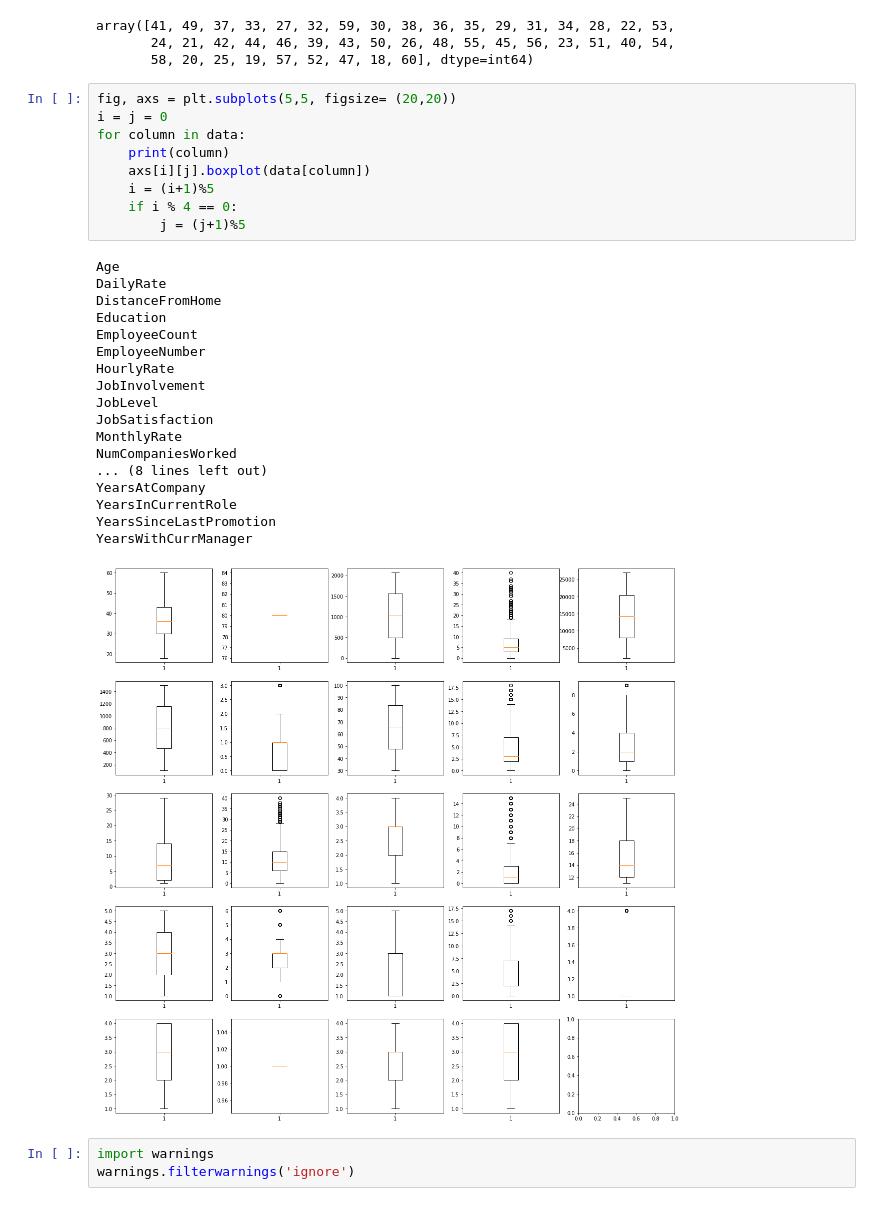
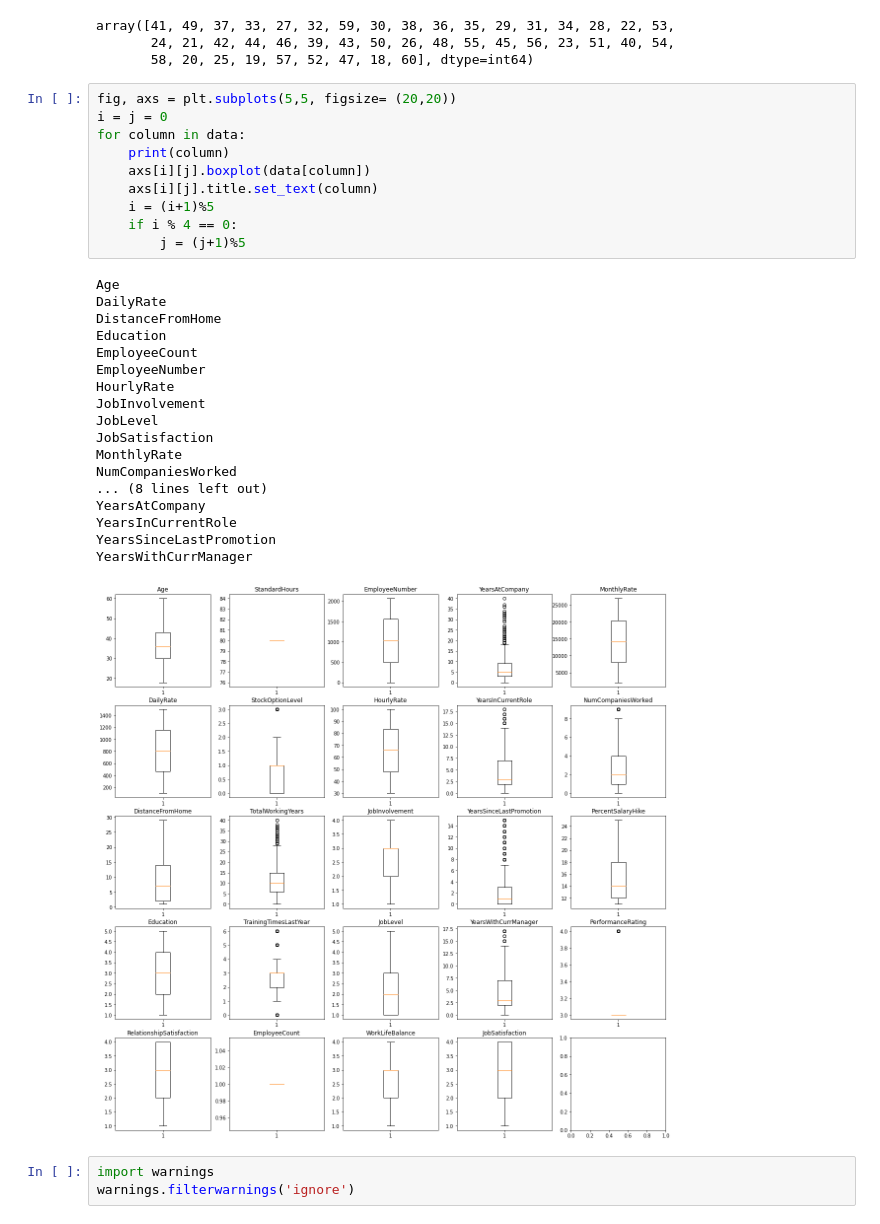
Before and after one commit to super-cinnamon/Projet_DM, a Jupyter notebook: projet.ipynb, the cells around one changed output. Drawn from its saved outputs; the diff is of its cells as text.

```diff
--- a/projet.ipynb
+++ b/projet.ipynb
@@ -281,31 +281,32 @@ array([41, 49, 37, 33, 27, 32, 59, 30, 38, 36, 35, 29, 31, 34, 28, 22, 53,
 # %%
 fig, axs = plt.subplots(5,5, figsize= (20,20))
 i = j = 0
 for column in data:
     print(column)
     axs[i][j].boxplot(data[column])
+    axs[i][j].title.set_text(column)
     i = (i+1)%5
     if i % 4 == 0:
         j = (j+1)%5
 # %% [output]
 Age
 DailyRate
 DistanceFromHome
 Education
 EmployeeCount
 EmployeeNumber
 HourlyRate
 JobInvolvement
 JobLevel
 JobSatisfaction
 MonthlyRate
 NumCompaniesWorked
 ... (8 lines left out)
 YearsAtCompany
 YearsInCurrentRole
 YearsSinceLastPromotion
 YearsWithCurrManager
-[figure, old version]
+[figure, new version]
 # %%
 import warnings
 warnings.filterwarnings('ignore')
```
Also changed, not shown: parts of 2 cells of this notebook.
